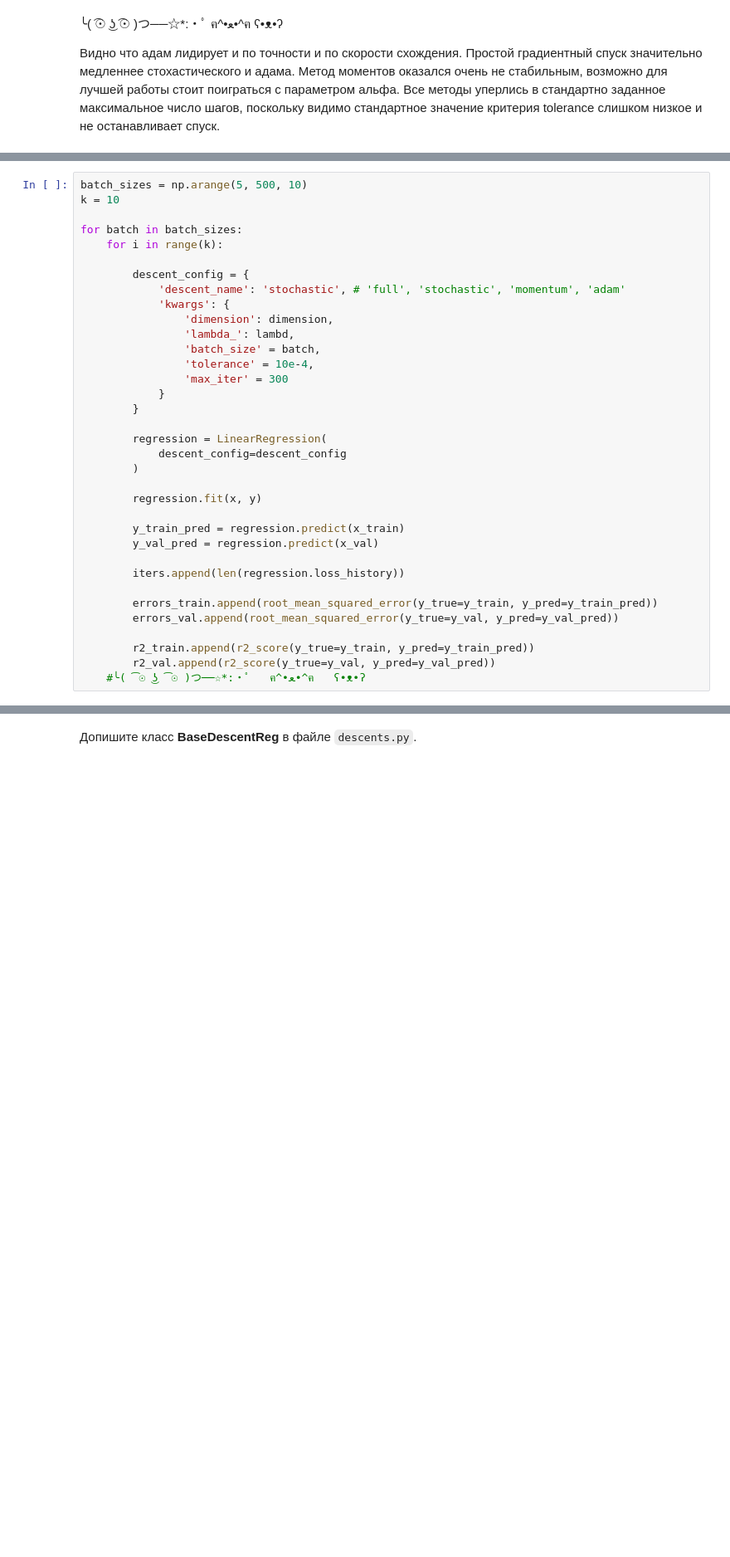
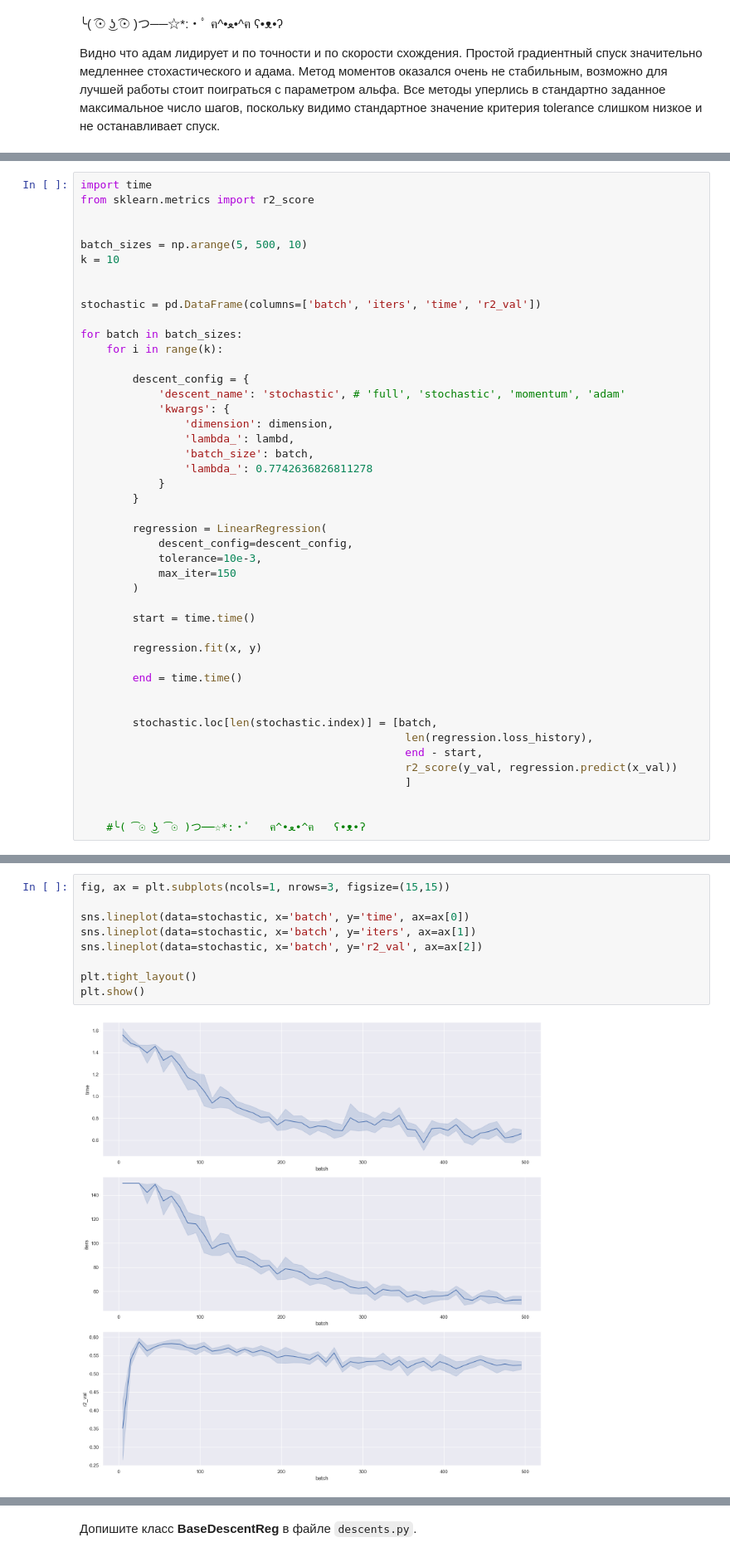
Before and after one commit to ArtemKirk/LAB-4-Gradient-Descent, a Jupyter notebook: ML MAI & SBER. GD. LAB 4.ipynb, the cells around one changed output, grey strips where cells are left out. Shown at 83% size. Cells and saved outputs as stored; diff of their text form; blank space fills up the shorter version.

```diff
--- a/ML MAI & SBER. GD. LAB 4.ipynb
+++ b/ML MAI & SBER. GD. LAB 4.ipynb
@@ -839,8 +839,15 @@ metrics
 
 Этот эксперимент поможет вам лучше понять влияние размера батча на процесс обучения стохастического градиентного спуска и как этот параметр можно настроить для улучшения производительности обучения.
 # %%
+import time
+from sklearn.metrics import r2_score
+
+
 batch_sizes = np.arange(5, 500, 10)
 k = 10
+
+
+stochastic = pd.DataFrame(columns=['batch', 'iters', 'time', 'r2_val'])
 
 for batch in batch_sizes:
     for i in range(k):
@@ -850,26 +857,29 @@ for batch in batch_sizes:
             'kwargs': {
                 'dimension': dimension,
                 'lambda_': lambd,
-                'batch_size' = batch,
-                'tolerance' = 10e-4,
-                'max_iter' = 300
+                'batch_size': batch,
+                'lambda_': 0.7742636826811278
             }
         }
 
         regression = LinearRegression(
-            descent_config=descent_config
+            descent_config=descent_config,
+            tolerance=10e-3,
+            max_iter=150
         )
+
+        start = time.time()
 
         regression.fit(x, y)
 
-        y_train_pred = regression.predict(x_train)
-        y_val_pred = regression.predict(x_val)
+        end = time.time()
 
-        iters.append(len(regression.loss_history))
 
-        errors_train.append(root_mean_squared_error(y_true=y_train, y_pred=y_train_pred))
-        errors_val.append(root_mean_squared_error(y_true=y_val, y_pred=y_val_pred))
+        stochastic.loc[len(stochastic.index)] = [batch,
+                                                  len(regression.loss_history),
+                                                  end - start,
+                                                  r2_score(y_val, regression.predict(x_val))
+                                                  ]
 
-        r2_train.append(r2_score(y_true=y_train, y_pred=y_train_pred))
-        r2_val.append(r2_score(y_true=y_val, y_pred=y_val_pred))
+
     #╰( ͡☉ ͜ʖ ͡☉ )つ──☆*:・ﾟ   ฅ^•ﻌ•^ฅ   ʕ•ᴥ•ʔ
@@ -877,0 +888,11 @@ for batch in batch_sizes:
+# %%
+fig, ax = plt.subplots(ncols=1, nrows=3, figsize=(15,15))
+
+sns.lineplot(data=stochastic, x='batch', y='time', ax=ax[0])
+sns.lineplot(data=stochastic, x='batch', y='iters', ax=ax[1])
+sns.lineplot(data=stochastic, x='batch', y='r2_val', ax=ax[2])
+
+plt.tight_layout()
+plt.show()
+# %% [output]
+[figure, added]
```
Also changed, not shown: parts of 3 cells of this notebook.
